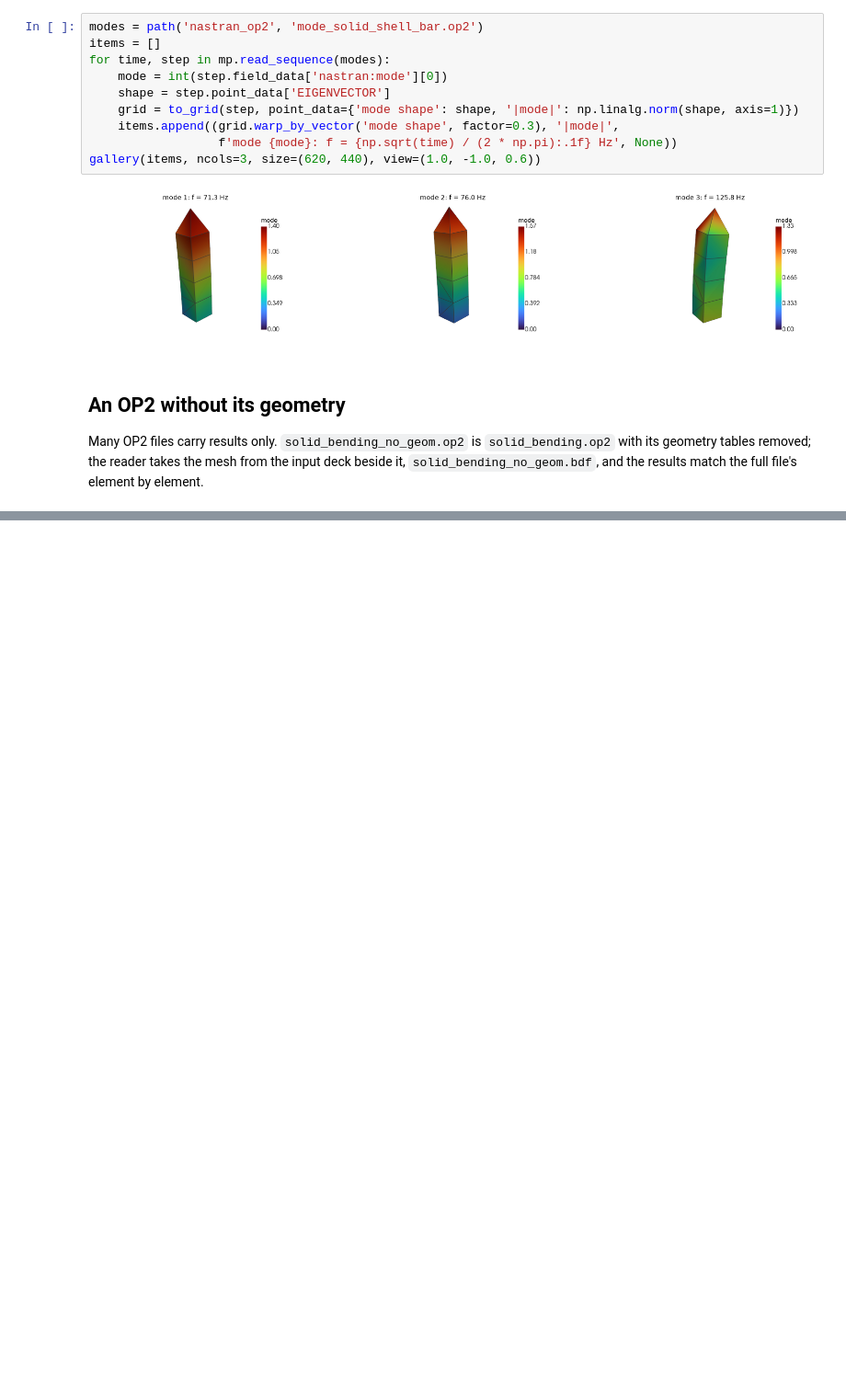
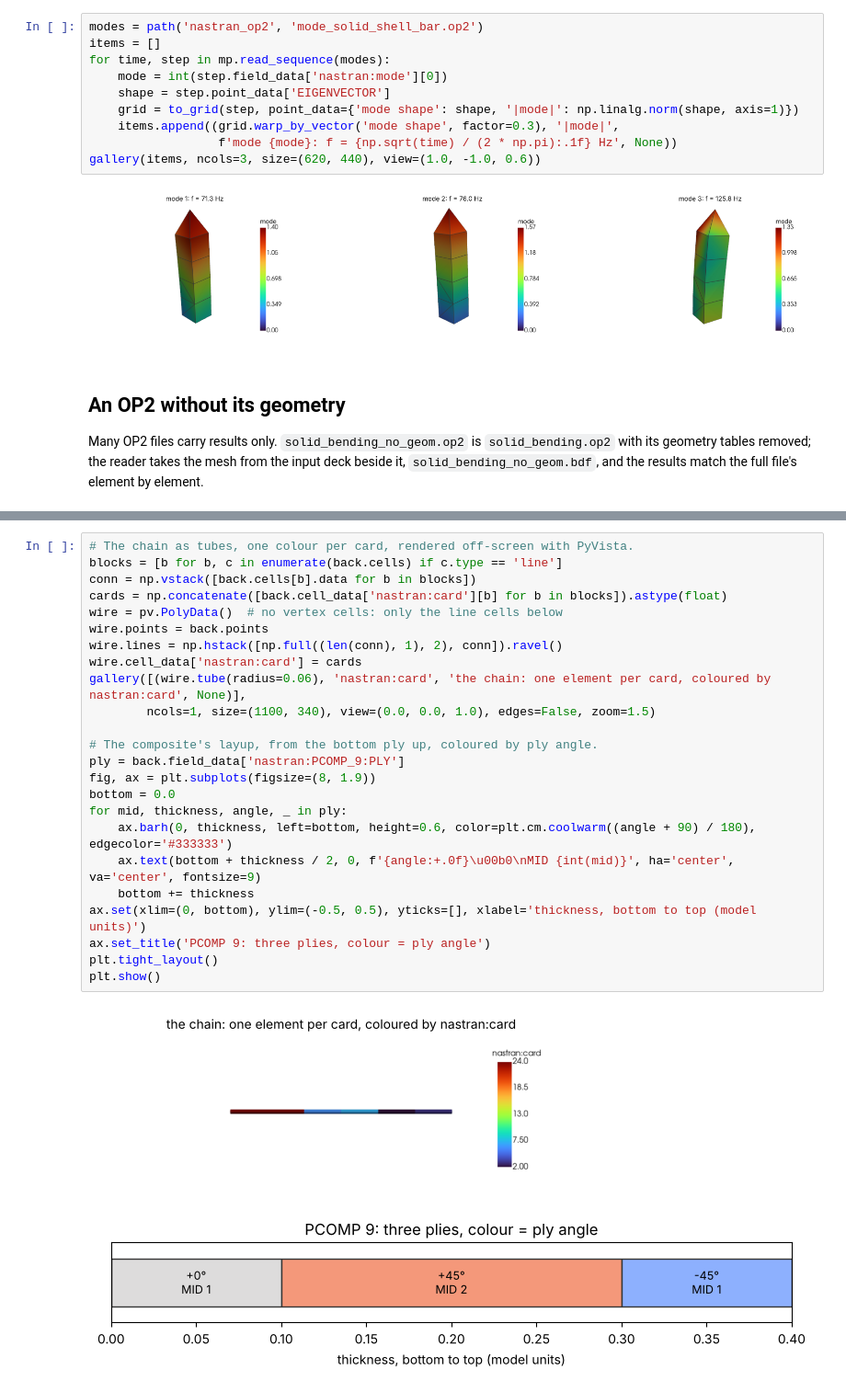
Before and after one commit to loumalouomega/meshioplusplus, a Jupyter notebook: example/python/19_d3plot_op2_results.ipynb, the cells around one changed output, grey strips where cells are left out. Shown at 92% size. Drawn from its saved outputs; the diff is of its cells as text; blank space fills up the shorter version.

```diff
--- a/example/python/19_d3plot_op2_results.ipynb
+++ b/example/python/19_d3plot_op2_results.ipynb
@@ -256,0 +333,27 @@ same von Mises per element as the full file: True
+# %%
+# The chain as tubes, one colour per card, rendered off-screen with PyVista.
+blocks = [b for b, c in enumerate(back.cells) if c.type == 'line']
+conn = np.vstack([back.cells[b].data for b in blocks])
+cards = np.concatenate([back.cell_data['nastran:card'][b] for b in blocks]).astype(float)
+wire = pv.PolyData()  # no vertex cells: only the line cells below
+wire.points = back.points
+wire.lines = np.hstack([np.full((len(conn), 1), 2), conn]).ravel()
+wire.cell_data['nastran:card'] = cards
+gallery([(wire.tube(radius=0.06), 'nastran:card', 'the chain: one element per card, coloured by nastran:card', None)],
+        ncols=1, size=(1100, 340), view=(0.0, 0.0, 1.0), edges=False, zoom=1.5)
+
+# The composite's layup, from the bottom ply up, coloured by ply angle.
+ply = back.field_data['nastran:PCOMP_9:PLY']
+fig, ax = plt.subplots(figsize=(8, 1.9))
+bottom = 0.0
+for mid, thickness, angle, _ in ply:
+    ax.barh(0, thickness, left=bottom, height=0.6, color=plt.cm.coolwarm((angle + 90) / 180), edgecolor='#333333')
+    ax.text(bottom + thickness / 2, 0, f'{angle:+.0f}\u00b0\nMID {int(mid)}', ha='center', va='center', fontsize=9)
+    bottom += thickness
+ax.set(xlim=(0, bottom), ylim=(-0.5, 0.5), yticks=[], xlabel='thickness, bottom to top (model units)')
+ax.set_title('PCOMP 9: three plies, colour = ply angle')
+plt.tight_layout()
+plt.show()
+# %% [output]
+[figure, added]
+[figure, added]
```
Also changed, not shown: parts of 7 cells of this notebook.
